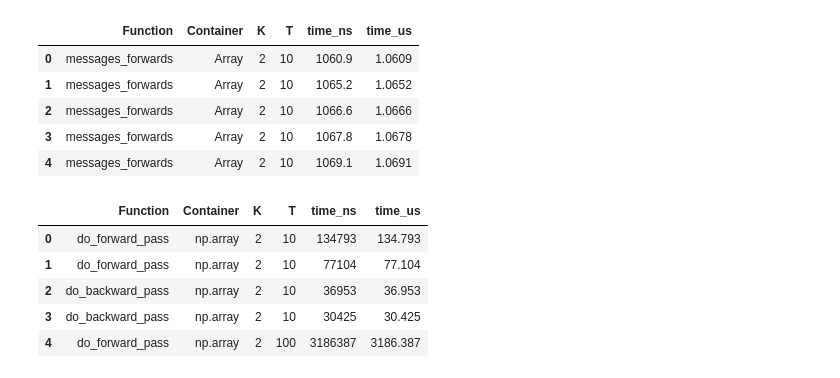
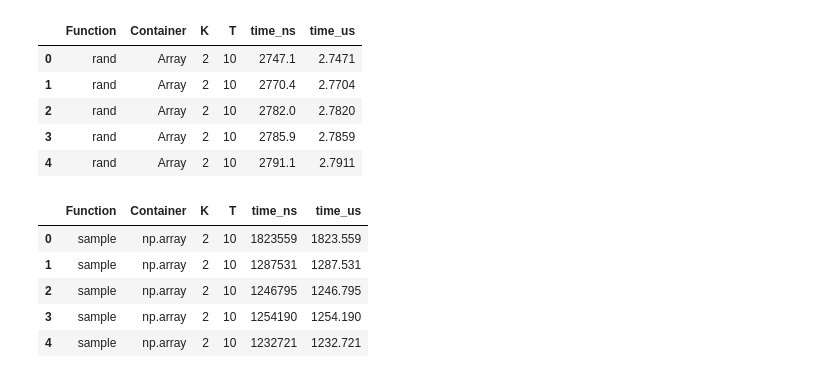
Before and after one commit to maxmouchet/HMMBase.jl, a Jupyter notebook: benchmark/Benchmark.ipynb, the cells around one changed output. Saved outputs shown, nothing was run; the diff lists cells and outputs as text; code cells hidden in the pictures.

```diff
--- a/benchmark/Benchmark.ipynb
+++ b/benchmark/Benchmark.ipynb
@@ -12,23 +12,23 @@ def load_df(fp):
     df['time_us'] = df.time_ns / 1000
     return df
 # %%
-HMMBase_df = load_df('HMMBase/HMMBase_v0.0.10_1552152589.csv')
+HMMBase_df = load_df('HMMBase/HMMBase_v0.0.10_1552295312_2019.csv')
 HMMBase_df.head()
 # %% [output]
 |  | Function | Container | K | T | time_ns | time_us |
-| 0 | messages_forwards | Array | 2 | 10 | 1060.9 | 1.0609 |
-| 1 | messages_forwards | Array | 2 | 10 | 1065.2 | 1.0652 |
-| 2 | messages_forwards | Array | 2 | 10 | 1066.6 | 1.0666 |
-| 3 | messages_forwards | Array | 2 | 10 | 1067.8 | 1.0678 |
-| 4 | messages_forwards | Array | 2 | 10 | 1069.1 | 1.0691 |
+| 0 | rand | Array | 2 | 10 | 2747.1 | 2.7471 |
+| 1 | rand | Array | 2 | 10 | 2770.4 | 2.7704 |
+| 2 | rand | Array | 2 | 10 | 2782.0 | 2.7820 |
+| 3 | rand | Array | 2 | 10 | 2785.9 | 2.7859 |
+| 4 | rand | Array | 2 | 10 | 2791.1 | 2.7911 |
 # %%
-hmmlearn_df = load_df('hmmlearn/hmmlearn_v0.2.1_1552152210.csv')
+hmmlearn_df = load_df('hmmlearn/hmmlearn_v0.2.1_1552295485_2019.csv')
 hmmlearn_df.head()
 # %% [output]
 |  | Function | Container | K | T | time_ns | time_us |
-| 0 | do_forward_pass | np.array | 2 | 10 | 134793 | 134.793 |
-| 1 | do_forward_pass | np.array | 2 | 10 | 77104 | 77.104 |
-| 2 | do_backward_pass | np.array | 2 | 10 | 36953 | 36.953 |
-| 3 | do_backward_pass | np.array | 2 | 10 | 30425 | 30.425 |
-| 4 | do_forward_pass | np.array | 2 | 100 | 3186387 | 3186.387 |
+| 0 | sample | np.array | 2 | 10 | 1823559 | 1823.559 |
+| 1 | sample | np.array | 2 | 10 | 1287531 | 1287.531 |
+| 2 | sample | np.array | 2 | 10 | 1246795 | 1246.795 |
+| 3 | sample | np.array | 2 | 10 | 1254190 | 1254.190 |
+| 4 | sample | np.array | 2 | 10 | 1232721 | 1232.721 |
 # %%
```
Also changed, not shown: parts of 12 cells of this notebook, 2 other files.
